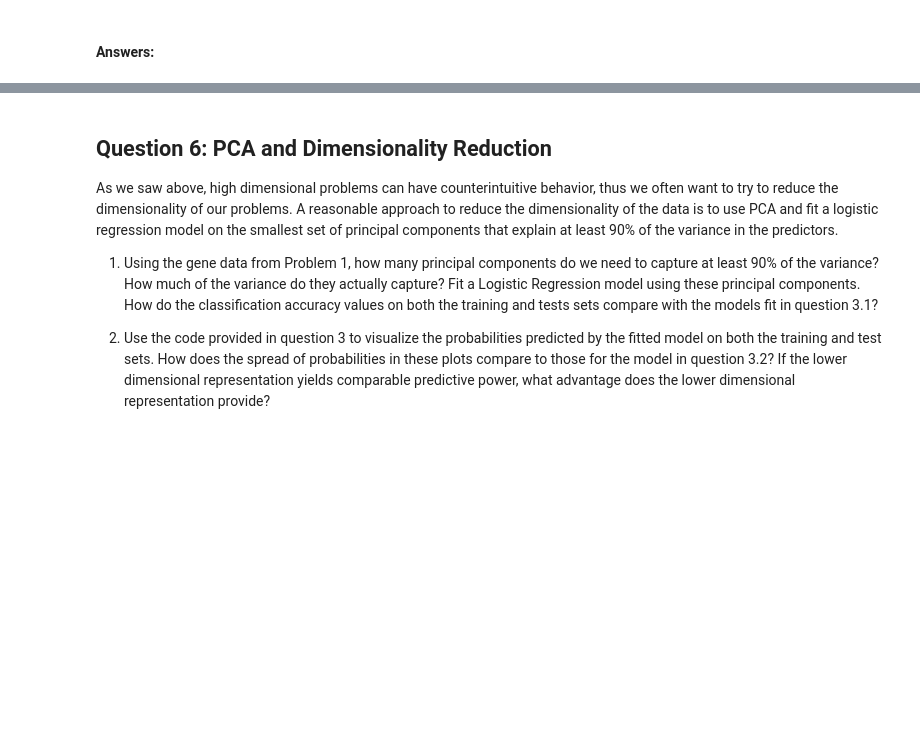
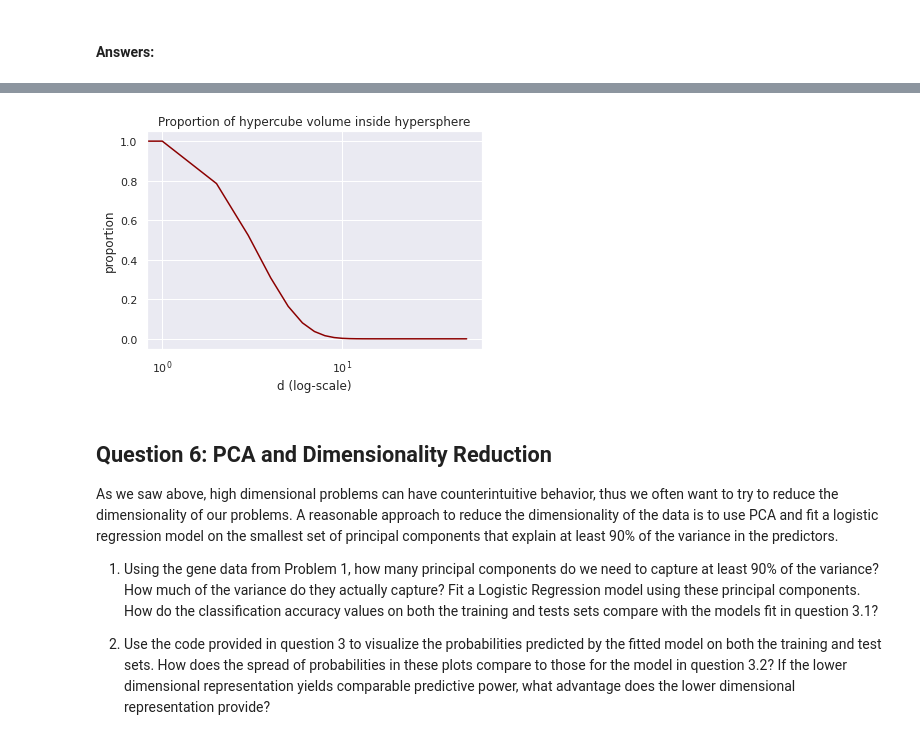
Before and after one commit to lucasmoschen/data-science-fundamentals, a Jupyter notebook: homeworks/cs109a_hw5/cs109_hw5.ipynb, the cells around one changed output, grey strips where cells are left out. Drawn from its saved outputs; the diff is of its cells as text; code cells hidden in the pictures; blank space fills up the shorter version.

```diff
--- a/homeworks/cs109a_hw5/cs109_hw5.ipynb
+++ b/homeworks/cs109a_hw5/cs109_hw5.ipynb
@@ -317,3 +499,19 @@ Your answer here
+# %%
+# your code here
+3. # Using the functions provided below, create a plot of how the volume ratio changes as a function of d.
+
+d = np.array(range(50))
+volume = V_s(d)/V_c(d)
+
+fig, ax = plt.subplots()
+ax.plot(d, volume, color = 'darkred')
+ax.set_xscale('log')
+ax.set_xlabel('d (log-scale)')
+ax.set_ylabel('proportion')
+ax.set_title('Proportion of hypercube volume inside hypersphere')
+plt.show()
+# %% [output]
+[figure, added]
 # %% [markdown]
 ## Question 6: PCA and Dimensionality Reduction
 
```
Also changed, not shown: parts of 36 cells of this notebook.
